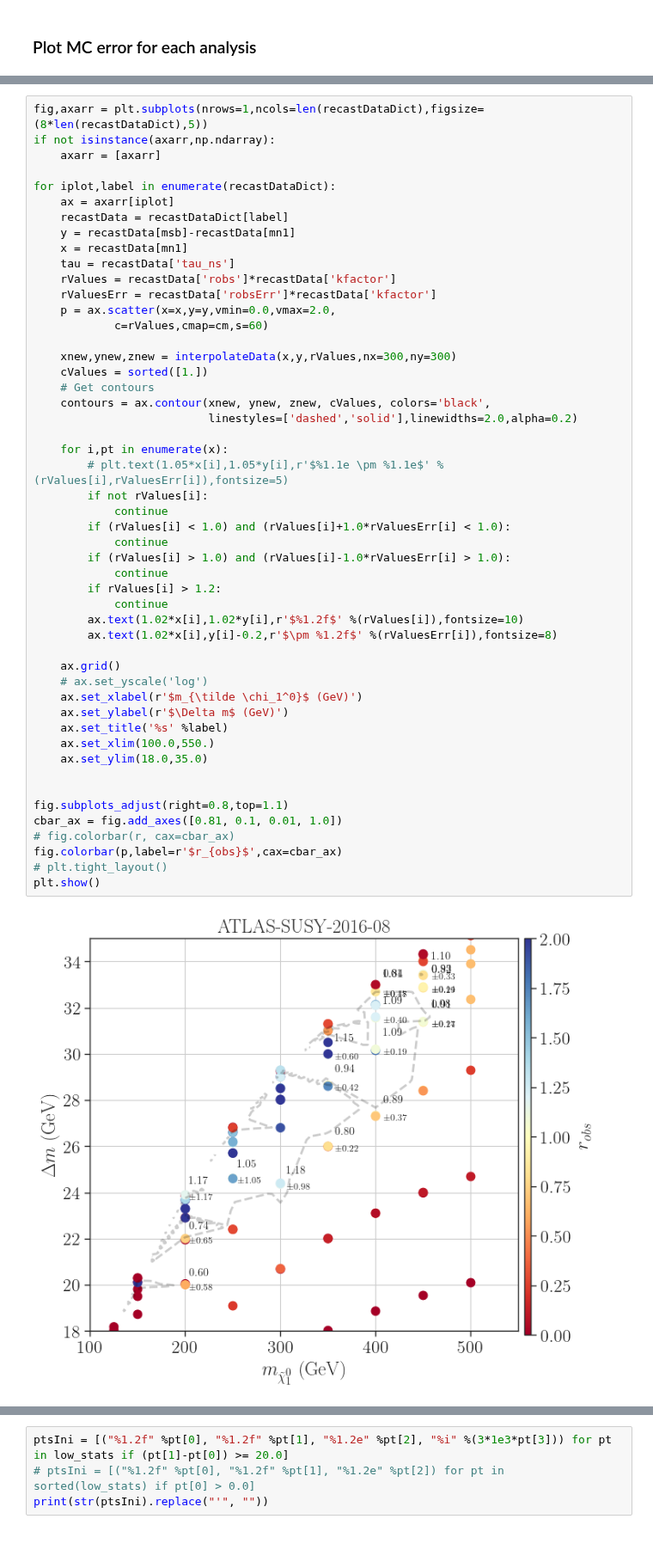
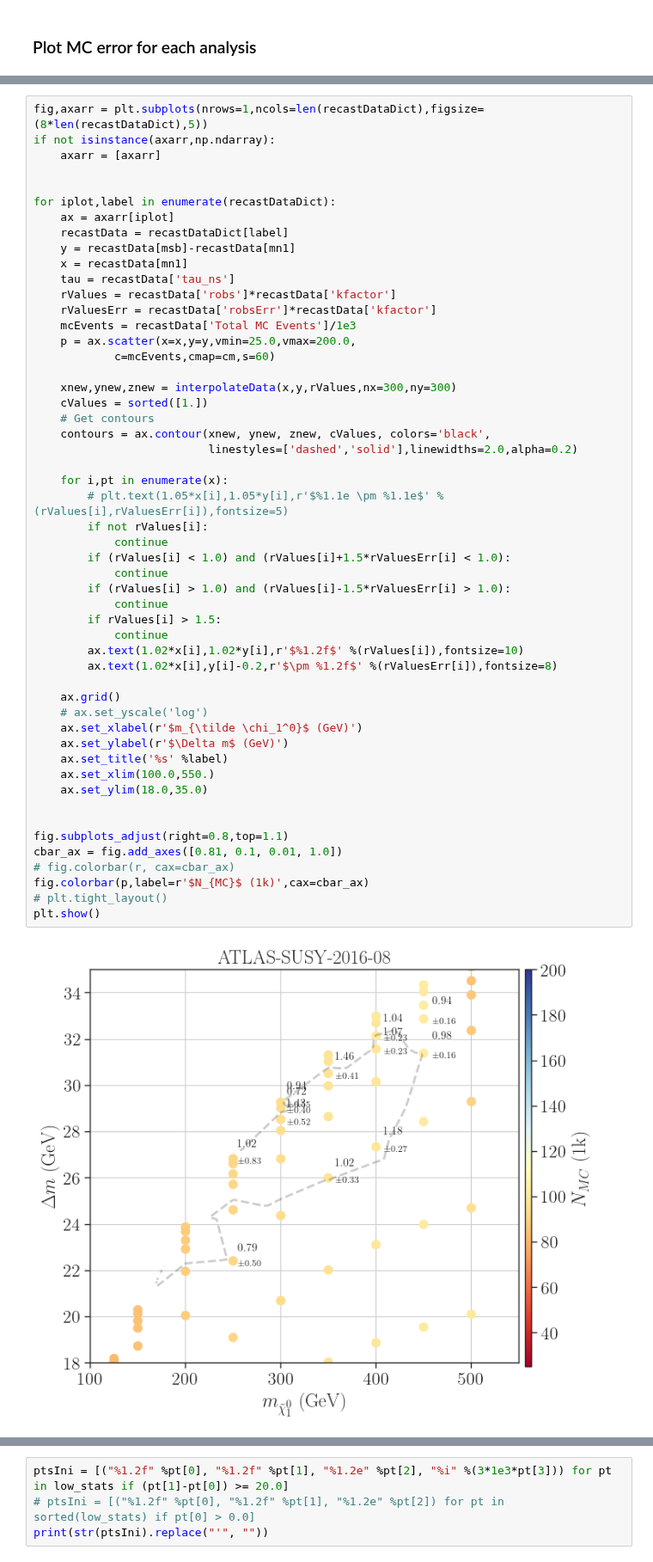
Before and after one commit to andlessa/LLP-CDFO, a Jupyter notebook: plotting/checkMCstats_ATLAS.ipynb, the cells around one changed output, grey strips where cells are left out. Shown at 86% size. Drawn from its saved outputs; the diff is of its cells as text.

```diff
--- a/plotting/checkMCstats_ATLAS.ipynb
+++ b/plotting/checkMCstats_ATLAS.ipynb
@@ -156,6 +211,7 @@ plt.show()
 fig,axarr = plt.subplots(nrows=1,ncols=len(recastDataDict),figsize=(8*len(recastDataDict),5))
 if not isinstance(axarr,np.ndarray):
     axarr = [axarr]
+
 
 for iplot,label in enumerate(recastDataDict):
     ax = axarr[iplot]
@@ -165,42 +221,43 @@ for iplot,label in enumerate(recastDataDict):
     tau = recastData['tau_ns']
     rValues = recastData['robs']*recastData['kfactor']
     rValuesErr = recastData['robsErr']*recastData['kfactor']
-    p = ax.scatter(x=x,y=y,vmin=0.0,vmax=2.0,
-            c=rValues,cmap=cm,s=60)
+    mcEvents = recastData['Total MC Events']/1e3
+    p = ax.scatter(x=x,y=y,vmin=25.0,vmax=200.0,
+            c=mcEvents,cmap=cm,s=60)
 
     xnew,ynew,znew = interpolateData(x,y,rValues,nx=300,ny=300)
     cValues = sorted([1.])
     # Get contours
     contours = ax.contour(xnew, ynew, znew, cValues, colors='black',
                           linestyles=['dashed','solid'],linewidths=2.0,alpha=0.2)
 
     for i,pt in enumerate(x):
         # plt.text(1.05*x[i],1.05*y[i],r'$%1.1e \pm %1.1e$' %(rValues[i],rValuesErr[i]),fontsize=5)
         if not rValues[i]:
             continue
-        if (rValues[i] < 1.0) and (rValues[i]+1.0*rValuesErr[i] < 1.0):
+        if (rValues[i] < 1.0) and (rValues[i]+1.5*rValuesErr[i] < 1.0):
             continue
-        if (rValues[i] > 1.0) and (rValues[i]-1.0*rValuesErr[i] > 1.0):
+        if (rValues[i] > 1.0) and (rValues[i]-1.5*rValuesErr[i] > 1.0):
             continue
-        if rValues[i] > 1.2:
+        if rValues[i] > 1.5:
             continue
         ax.text(1.02*x[i],1.02*y[i],r'$%1.2f$' %(rValues[i]),fontsize=10)
         ax.text(1.02*x[i],y[i]-0.2,r'$\pm %1.2f$' %(rValuesErr[i]),fontsize=8)
 
     ax.grid()
     # ax.set_yscale('log')
     ax.set_xlabel(r'$m_{\tilde \chi_1^0}$ (GeV)')
     ax.set_ylabel(r'$\Delta m$ (GeV)')
     ax.set_title('%s' %label)
     ax.set_xlim(100.0,550.)
     ax.set_ylim(18.0,35.0)
 
 
 fig.subplots_adjust(right=0.8,top=1.1)
 cbar_ax = fig.add_axes([0.81, 0.1, 0.01, 1.0])
 # fig.colorbar(r, cax=cbar_ax)
-fig.colorbar(p,label=r'$r_{obs}$',cax=cbar_ax)
+fig.colorbar(p,label=r'$N_{MC}$ (1k)',cax=cbar_ax)
 # plt.tight_layout()
 plt.show()
 # %% [output]
-[figure, old version]
+[figure, new version]
```
Also changed, not shown: parts of 8 cells of this notebook, 1 other file.
